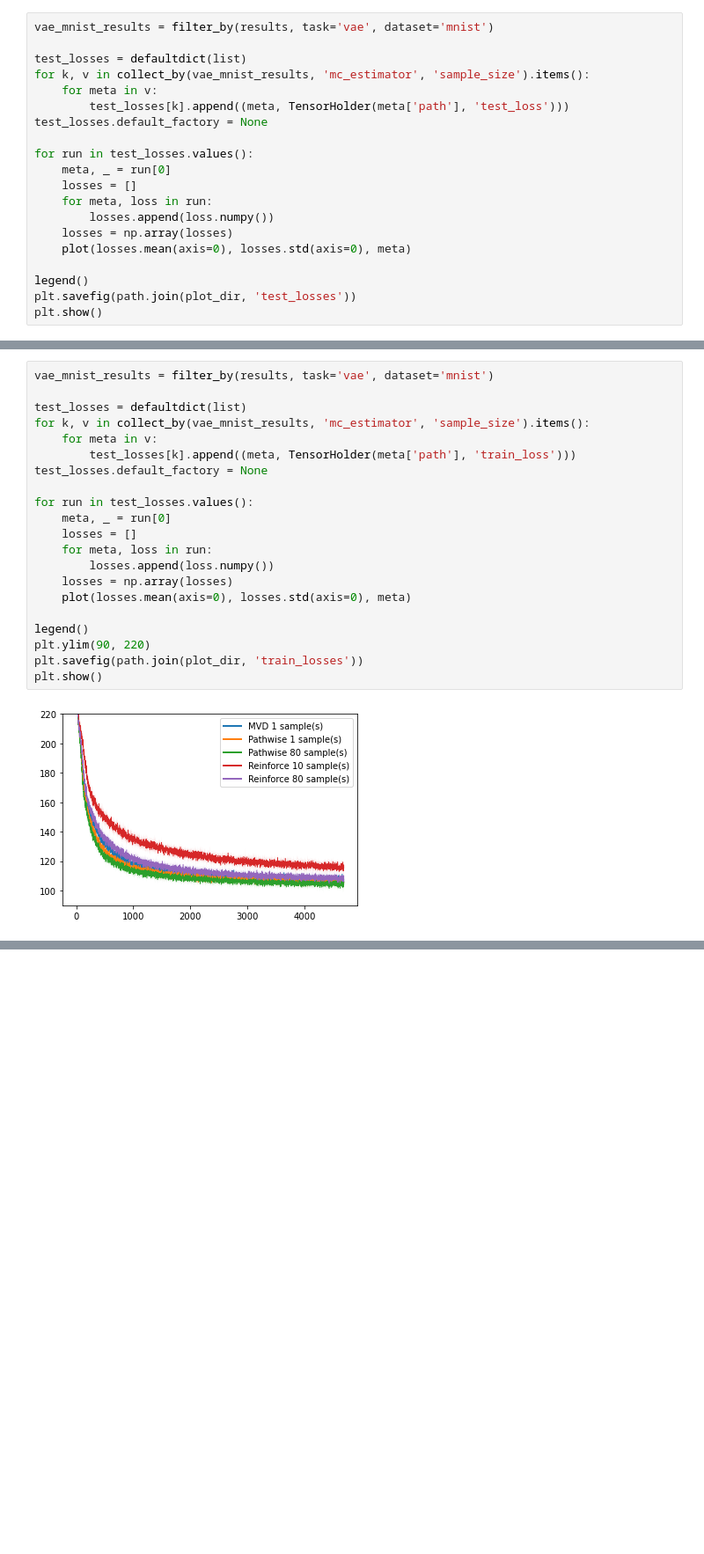
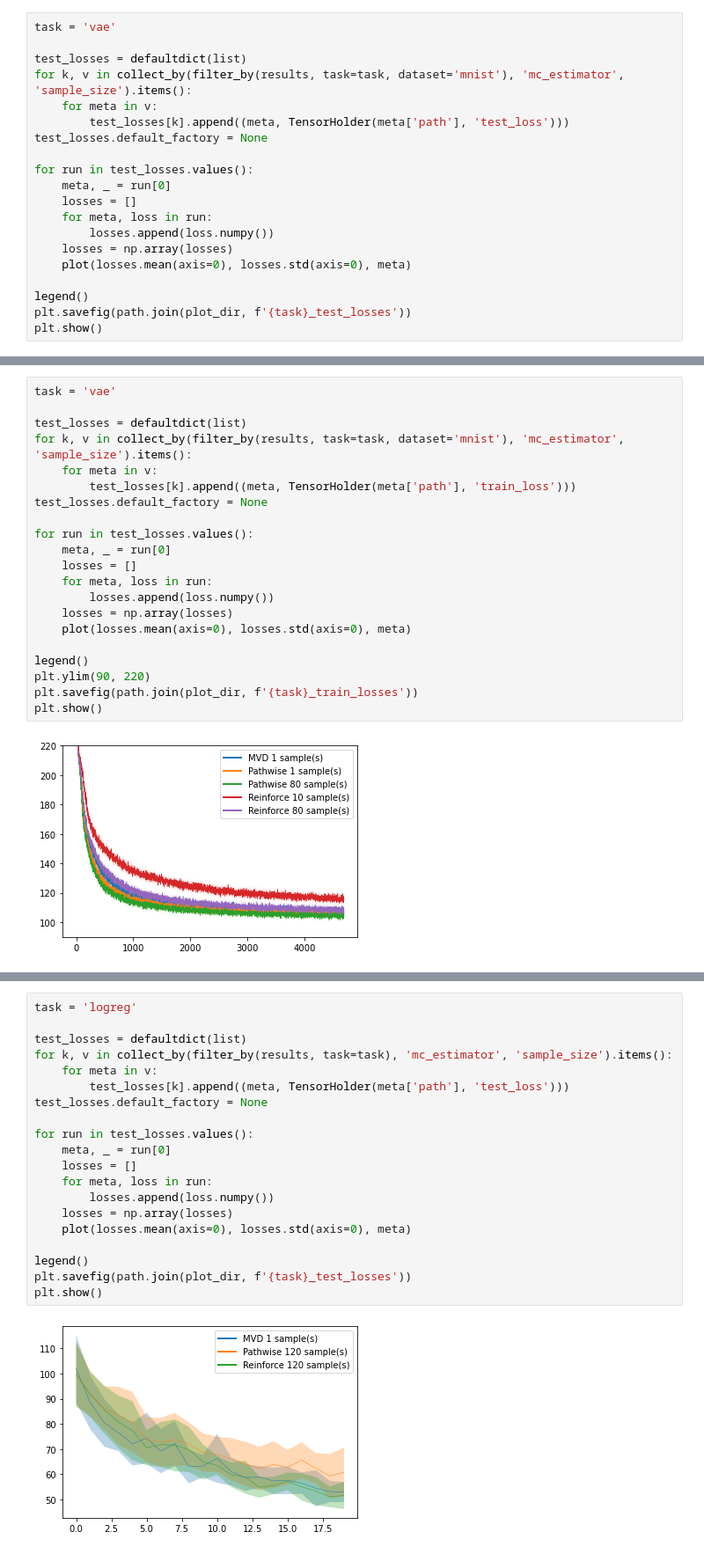
Before and after one commit to M8is/master-thesis-code, a Jupyter notebook: notebooks/plot-losses.ipynb, the cells around one changed output, grey strips where cells are left out. Shown at 88% size. Drawn from its saved outputs; the diff is of its cells as text; blank space fills up the shorter version.

```diff
--- a/notebooks/plot-losses.ipynb
+++ b/notebooks/plot-losses.ipynb
@@ -41,10 +41,10 @@ pprint(results)
 # %% [markdown]
 # Plot VAE MNIST Test Losses
 # %%
-vae_mnist_results = filter_by(results, task='vae', dataset='mnist')
+task = 'vae'
 
 test_losses = defaultdict(list)
-for k, v in collect_by(vae_mnist_results, 'mc_estimator', 'sample_size').items():
+for k, v in collect_by(filter_by(results, task=task, dataset='mnist'), 'mc_estimator', 'sample_size').items():
     for meta in v:
         test_losses[k].append((meta, TensorHolder(meta['path'], 'test_loss')))
 test_losses.default_factory = None
@@ -58,17 +58,17 @@ for run in test_losses.values():
     plot(losses.mean(axis=0), losses.std(axis=0), meta)
 
 legend()
-plt.savefig(path.join(plot_dir, 'test_losses'))
+plt.savefig(path.join(plot_dir, f'{task}_test_losses'))
 plt.show()
 # %% [output]
 [figure]
 # %% [markdown]
 # Plot VAE MNIST Train Losses
 # %%
-vae_mnist_results = filter_by(results, task='vae', dataset='mnist')
+task = 'vae'
 
 test_losses = defaultdict(list)
-for k, v in collect_by(vae_mnist_results, 'mc_estimator', 'sample_size').items():
+for k, v in collect_by(filter_by(results, task=task, dataset='mnist'), 'mc_estimator', 'sample_size').items():
     for meta in v:
         test_losses[k].append((meta, TensorHolder(meta['path'], 'train_loss')))
 test_losses.default_factory = None
@@ -83,7 +83,7 @@ for run in test_losses.values():
 
 legend()
 plt.ylim(90, 220)
-plt.savefig(path.join(plot_dir, 'train_losses'))
+plt.savefig(path.join(plot_dir, f'{task}_train_losses'))
 plt.show()
 # %% [output]
 [figure]
@@ -89,0 +92,22 @@ plt.show()
+# %%
+task = 'logreg'
+
+test_losses = defaultdict(list)
+for k, v in collect_by(filter_by(results, task=task), 'mc_estimator', 'sample_size').items():
+    for meta in v:
+        test_losses[k].append((meta, TensorHolder(meta['path'], 'test_loss')))
+test_losses.default_factory = None
+
+for run in test_losses.values():
+    meta, _ = run[0]
+    losses = []
+    for meta, loss in run:
+        losses.append(loss.numpy())
+    losses = np.array(losses)
+    plot(losses.mean(axis=0), losses.std(axis=0), meta)
+
+legend()
+plt.savefig(path.join(plot_dir, f'{task}_test_losses'))
+plt.show()
+# %% [output]
+[figure, added]
```
Also changed, not shown: parts of 4 cells of this notebook, 13 other files.
